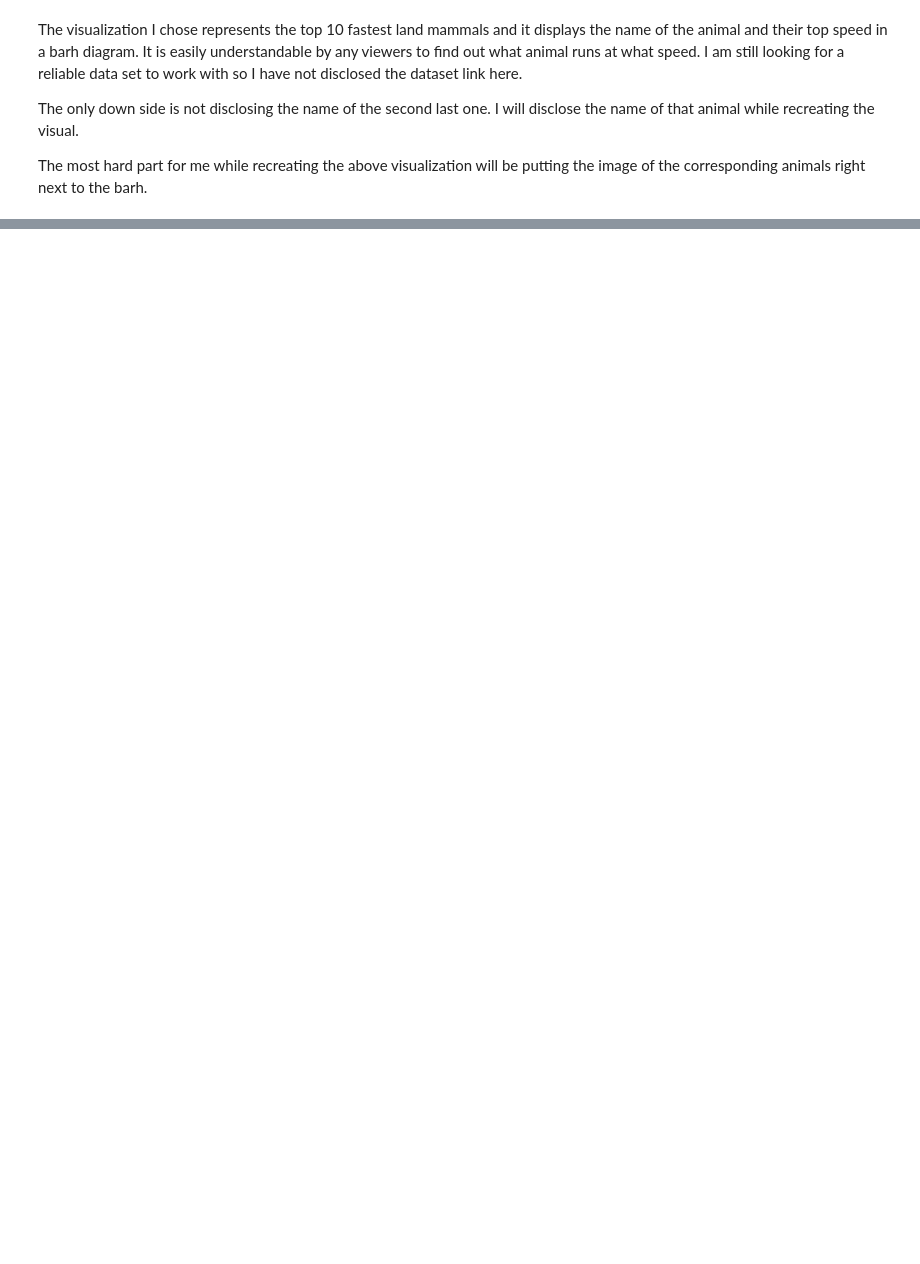
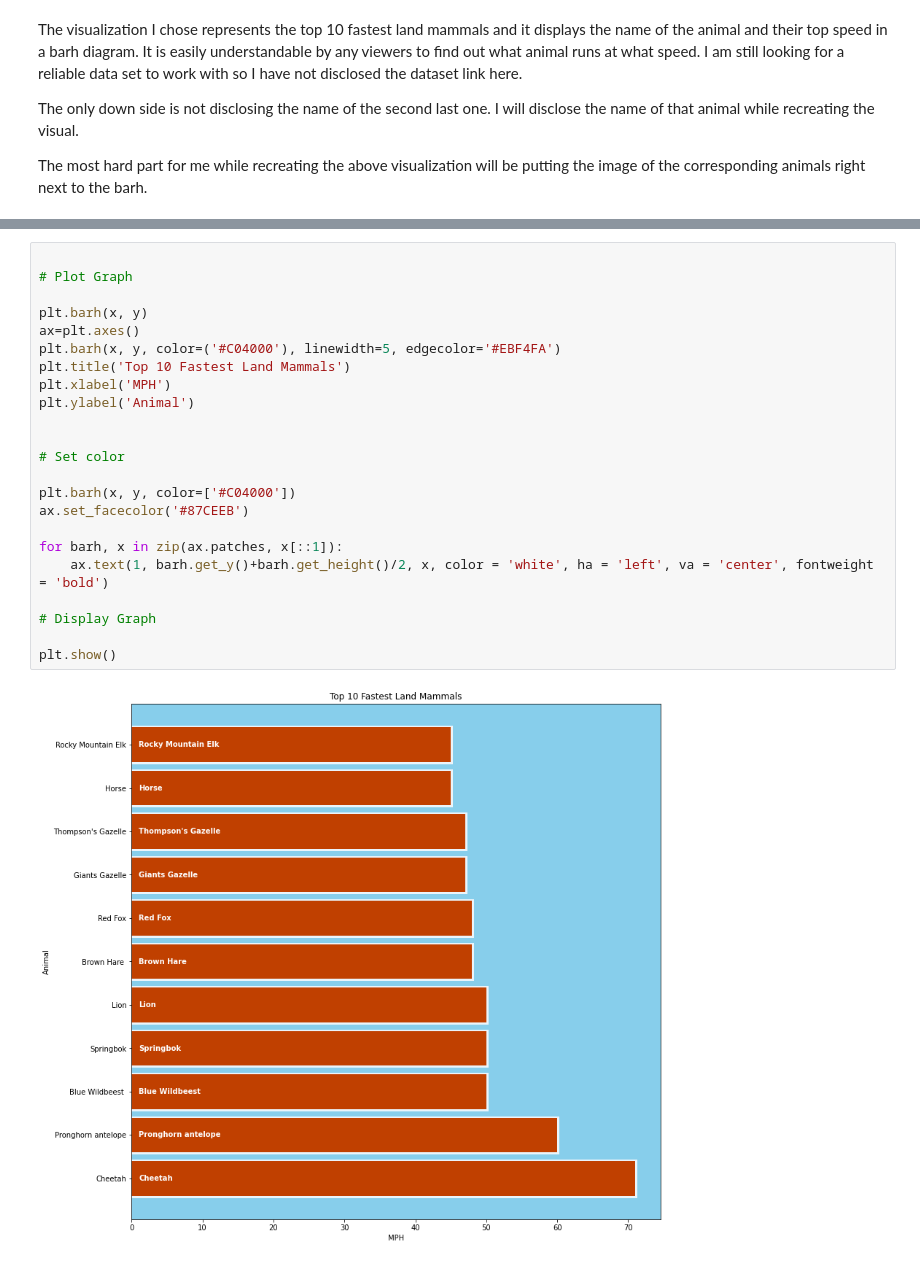
Before and after one commit to Nissun662/Data-Visual, a Jupyter notebook: RecreatingDraft.ipynb, the cells around one changed output, grey strips where cells are left out. Saved outputs shown, nothing was run; the diff lists cells and outputs as text; blank space fills up the shorter version.

```diff
--- a/RecreatingDraft.ipynb
+++ b/RecreatingDraft.ipynb
@@ -95,0 +73,25 @@ plt.show()
+# %%
+
+# Plot Graph
+
+plt.barh(x, y)
+ax=plt.axes()
+plt.barh(x, y, color=('#C04000'), linewidth=5, edgecolor='#EBF4FA')
+plt.title('Top 10 Fastest Land Mammals')
+plt.xlabel('MPH')
+plt.ylabel('Animal')
+
+
+# Set color
+
+plt.barh(x, y, color=['#C04000'])
+ax.set_facecolor('#87CEEB')
+
+for barh, x in zip(ax.patches, x[::1]):
+    ax.text(1, barh.get_y()+barh.get_height()/2, x, color = 'white', ha = 'left', va = 'center', fontweight = 'bold')
+
+# Display Graph
+
+plt.show()
+# %% [output]
+[figure, added]
```
Also changed, not shown: parts of 14 cells of this notebook.
